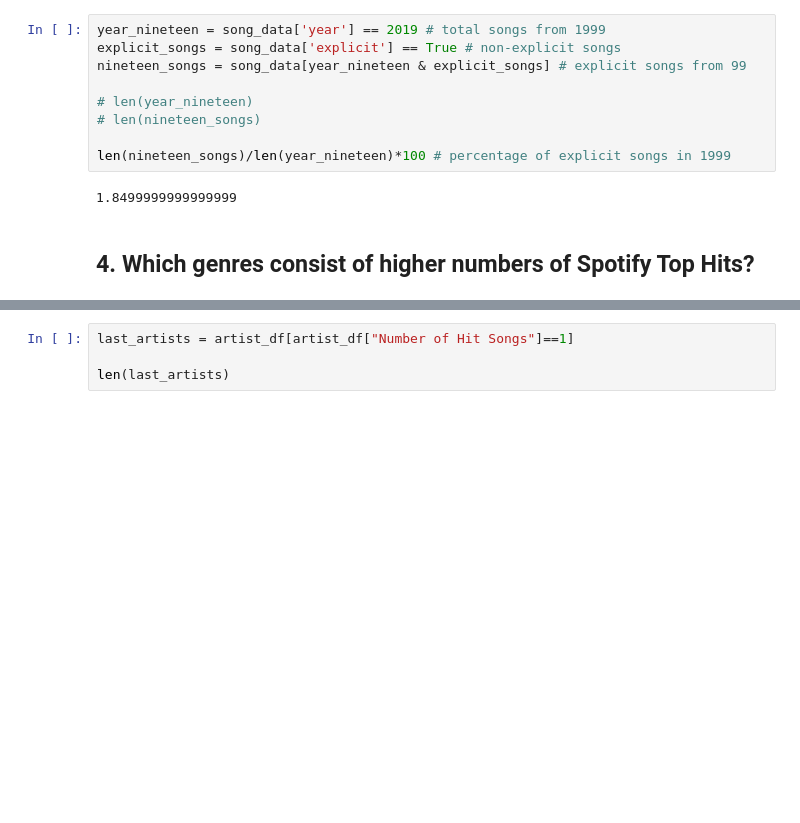
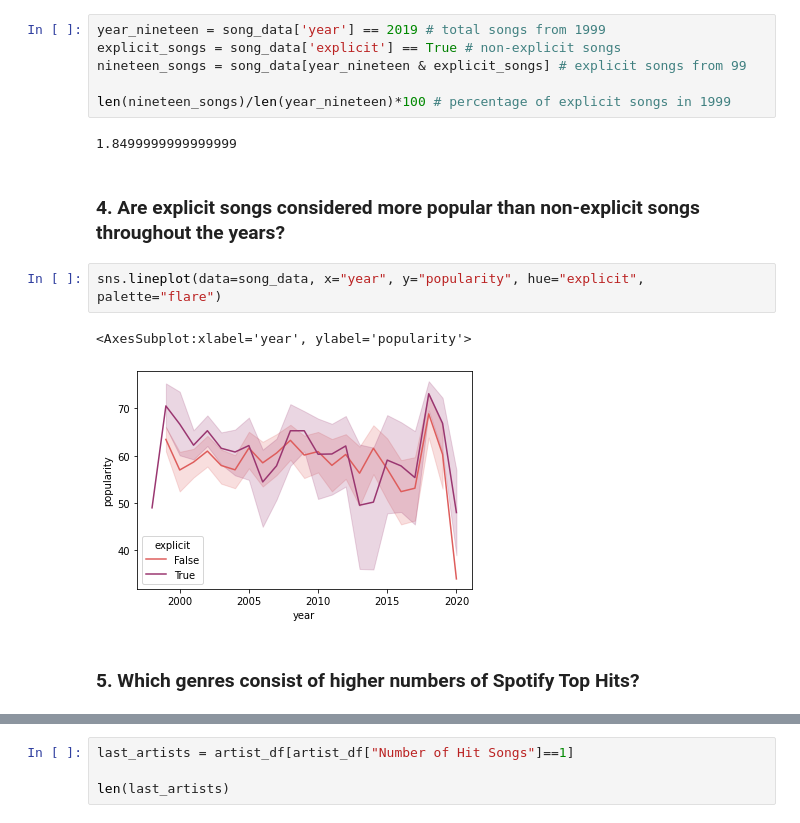
Before and after one commit to sulicace/HtH_Build_Summer_2022, a Jupyter notebook: Finding-an-Interesting-Dataset-SulamithCaceres/songs_data.ipynb, the cells around one changed output, grey strips where cells are left out. Drawn from its saved outputs; the diff is of its cells as text; blank space fills up the shorter version.

```diff
--- a/Finding-an-Interesting-Dataset-SulamithCaceres/songs_data.ipynb
+++ b/Finding-an-Interesting-Dataset-SulamithCaceres/songs_data.ipynb
@@ -53,12 +68,16 @@ year_nineteen = song_data['year'] == 2019 # total songs from 1999
 explicit_songs = song_data['explicit'] == True # non-explicit songs
 nineteen_songs = song_data[year_nineteen & explicit_songs] # explicit songs from 99
 
-# len(year_nineteen)
-# len(nineteen_songs)
-
 len(nineteen_songs)/len(year_nineteen)*100 # percentage of explicit songs in 1999
 # %% [output]
 1.8499999999999999
+# %% [markdown]
+### 4. Are explicit songs considered more popular than non-explicit songs throughout the years?
+# %%
+sns.lineplot(data=song_data, x="year", y="popularity", hue="explicit", palette="flare")
+# %% [output]
+<AxesSubplot:xlabel='year', ylabel='popularity'>
+[figure, added]
 # %% [markdown]
-## 4. Which genres consist of higher numbers of Spotify Top Hits?
+### 5. Which genres consist of higher numbers of Spotify Top Hits?
 # %%
```
Also changed, not shown: parts of 31 cells of this notebook, 1 other file.
